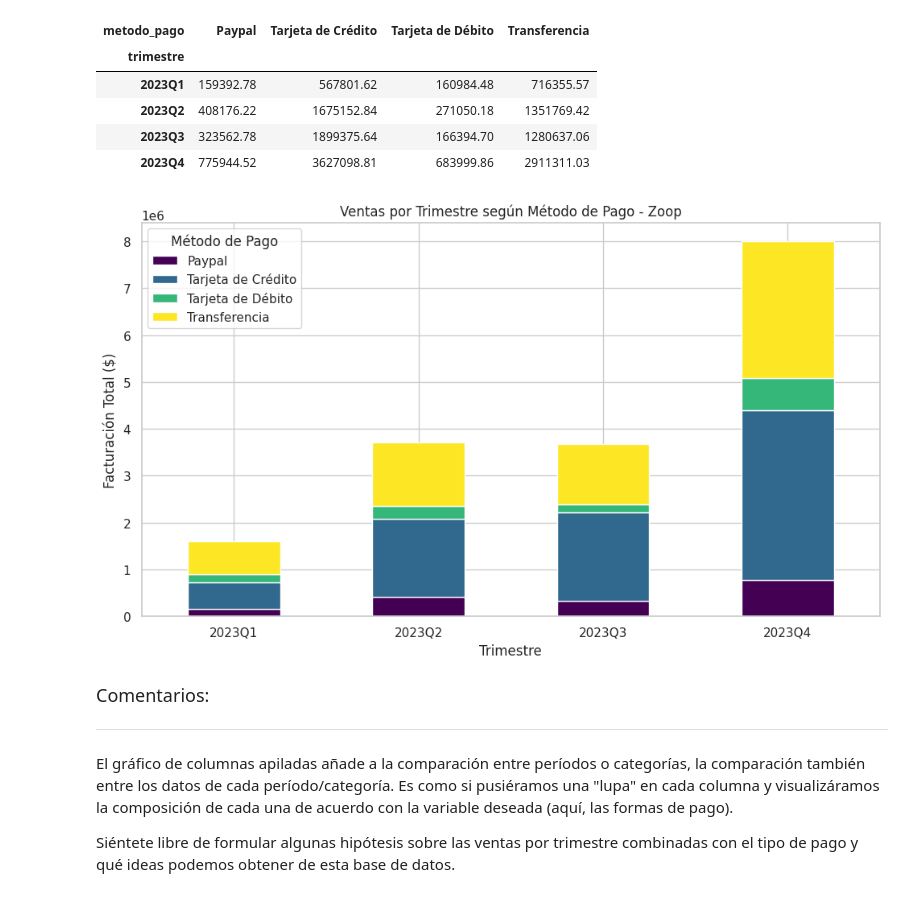
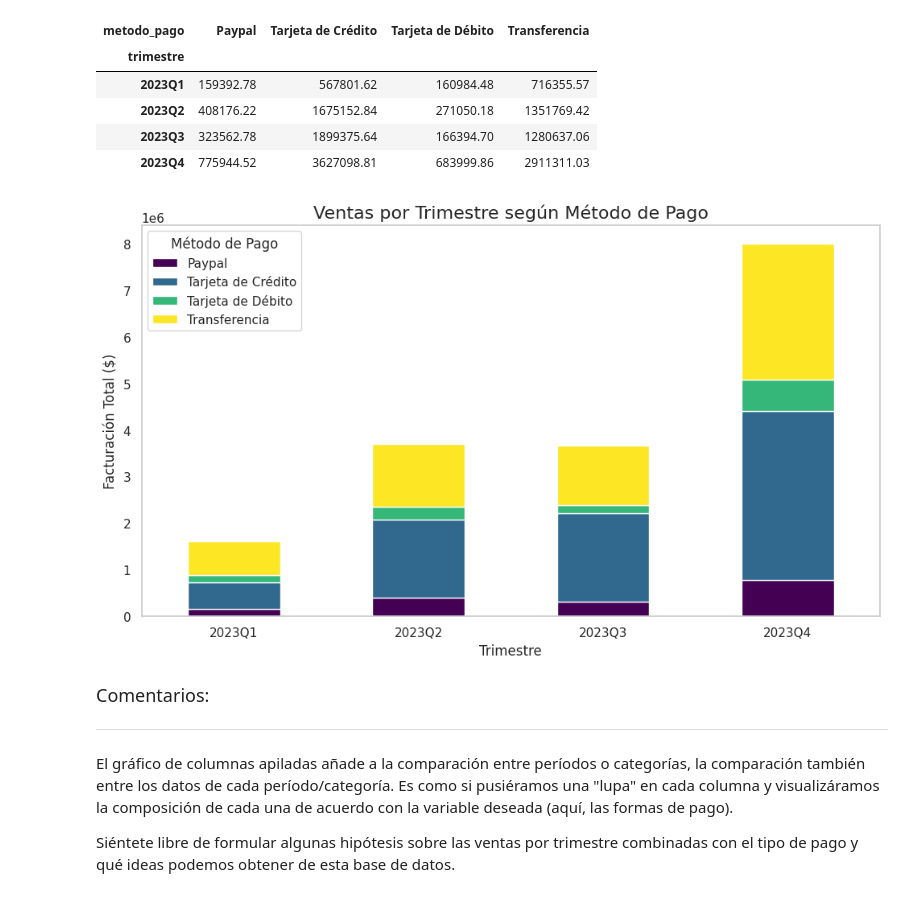
Before and after one commit to Nataliahfk/IA_aplicada_a_ciencia_de_datos, a Jupyter notebook: IA_aplicada_a_ciencia_de_datos.ipynb, the cells around one changed output. Saved outputs shown, nothing was run; the diff lists cells and outputs as text; code cells hidden in the pictures.

```diff
--- a/IA_aplicada_a_ciencia_de_datos.ipynb
+++ b/IA_aplicada_a_ciencia_de_datos.ipynb
@@ -1195,20 +1195,21 @@ ventas_trimestrales
 # %%
 # Agrupar por trimestre y método de pago
 ventas_trimestrales = df_unificado.groupby(['trimestre', 'metodo_pago'])['facturacion'].sum().unstack().fillna(0)
 
 # Gráfico de barras apiladas
 ventas_trimestrales.plot(kind='bar', stacked=True, figsize=(10, 6), colormap='viridis') # bar grafico de barra / stacked significa apilada
 
 # Títulos y etiquetas
-plt.title('Ventas por Trimestre según Método de Pago - Zoop')
-plt.xlabel('Trimestre')
-plt.ylabel('Facturación Total ($)')
+plt.title('Ventas por Trimestre según Método de Pago', fontsize=16)
+plt.xlabel('Trimestre', fontsize=12)
+plt.ylabel('Facturación Total ($)', fontsize=12)
 plt.legend(title='Método de Pago')
 plt.xticks(rotation=360)
+plt.grid()
 plt.tight_layout()
 plt.show()
 # %% [output]
-[figure, old version]
+[figure, new version]
 # %% [markdown]
 <font color="7b71ff" size=4> Comentarios: </font>
 
```
